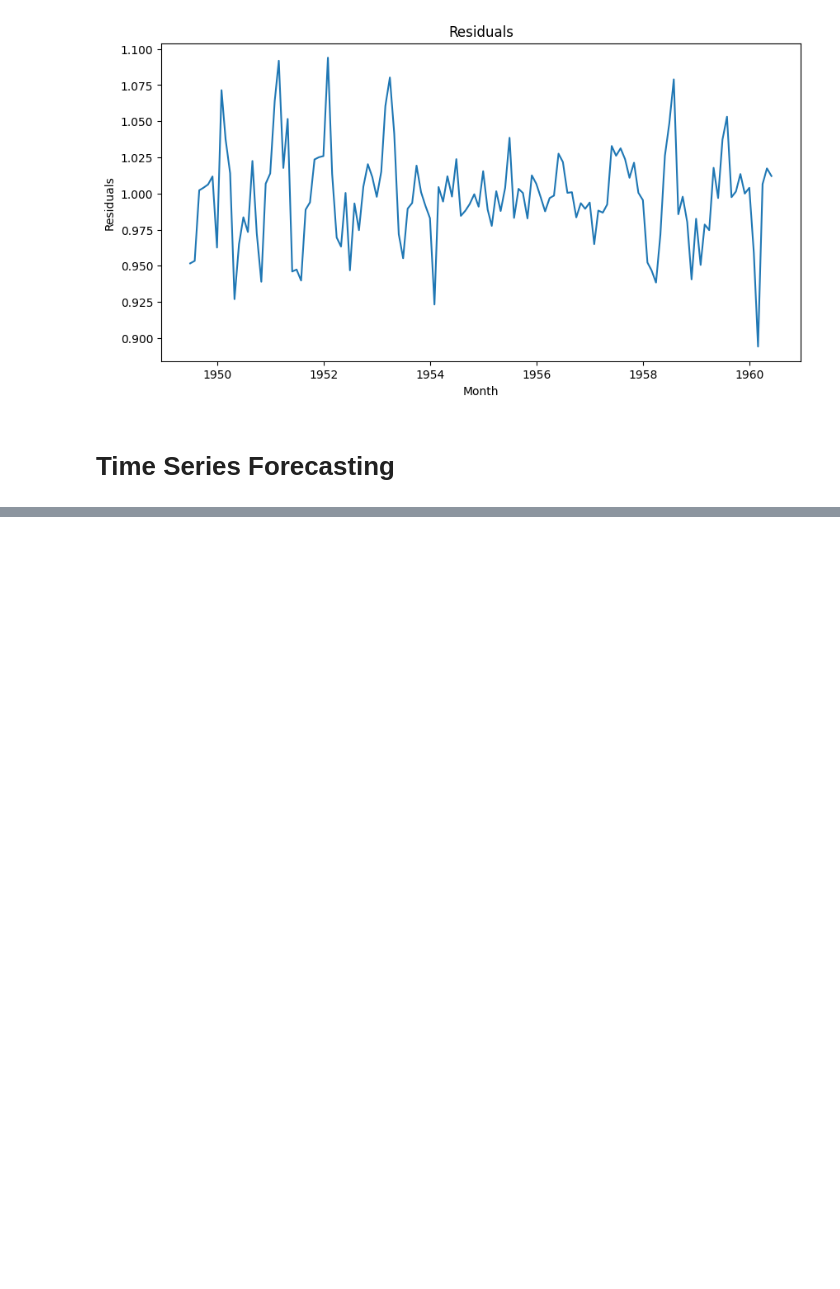
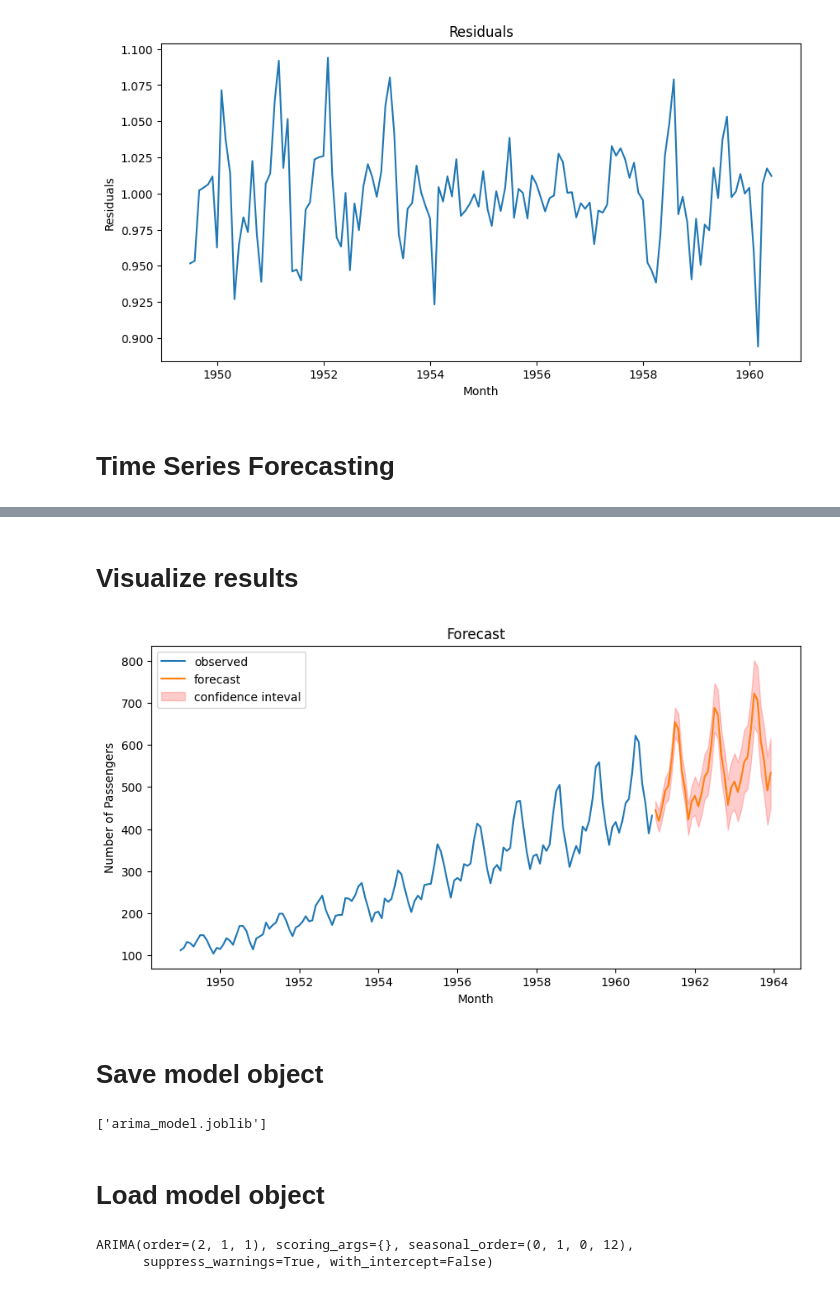
Before and after one commit to utkarshg1/test_12, a Jupyter notebook: Time_Series_analysis_and_Forecasting.ipynb, the cells around one changed output, grey strips where cells are left out. Cells and saved outputs as stored; diff of their text form; code cells hidden in the pictures; blank space fills up the shorter version.

```diff
--- a/Time_Series_analysis_and_Forecasting.ipynb
+++ b/Time_Series_analysis_and_Forecasting.ipynb
@@ -123,0 +146,3 @@ plt.show()
+# %%
+from pmdarima.arima import auto_arima
+model = auto_arima(df["Passengers"], seasonal=True, m=12)
@@ -123,0 +160,4 @@ plt.show()
+# %%
+n_years = 3
+n_month = n_years * 12
+forecast, conf_int = model.predict(n_periods=n_month, return_conf_int=True)
@@ -123,0 +205,6 @@ plt.show()
+# %%
+df_forecast = forecast.to_frame()
+df_forecast.columns = ["forecast"]
+df_forecast[["low", "upper"]] = conf_int
+df_forecast = df_forecast.astype(int)
+df_forecast
@@ -123,0 +231,23 @@ plt.show()
+# %% [markdown]
+# Visualize results
+# %%
+plt.figure(figsize=(10, 5))
+plt.plot(df["Passengers"], label="observed")
+plt.plot(df_forecast["forecast"], label="forecast")
+plt.fill_between(
+    df_forecast.index,
+    df_forecast["low"],
+    df_forecast["upper"],
+    label="confidence inteval",
+    color="red",
+    alpha=0.2,
+)
+plt.xlabel("Month")
+plt.ylabel("Number of Passengers")
+plt.title("Forecast")
+plt.legend()
+plt.show()
+# %% [output]
+[figure, added]
+# %% [markdown]
+# Save model object
@@ -123,0 +256,12 @@ plt.show()
+# %%
+joblib.dump(model, "arima_model.joblib")
+# %% [output]
+['arima_model.joblib']
+# %% [markdown]
+# Load model object
+# %%
+m = joblib.load("arima_model.joblib")
+m
+# %% [output]
+ARIMA(order=(2, 1, 1), scoring_args={}, seasonal_order=(0, 1, 0, 12),
+      suppress_warnings=True, with_intercept=False)
```
Also changed, not shown: parts of 11 cells of this notebook.
